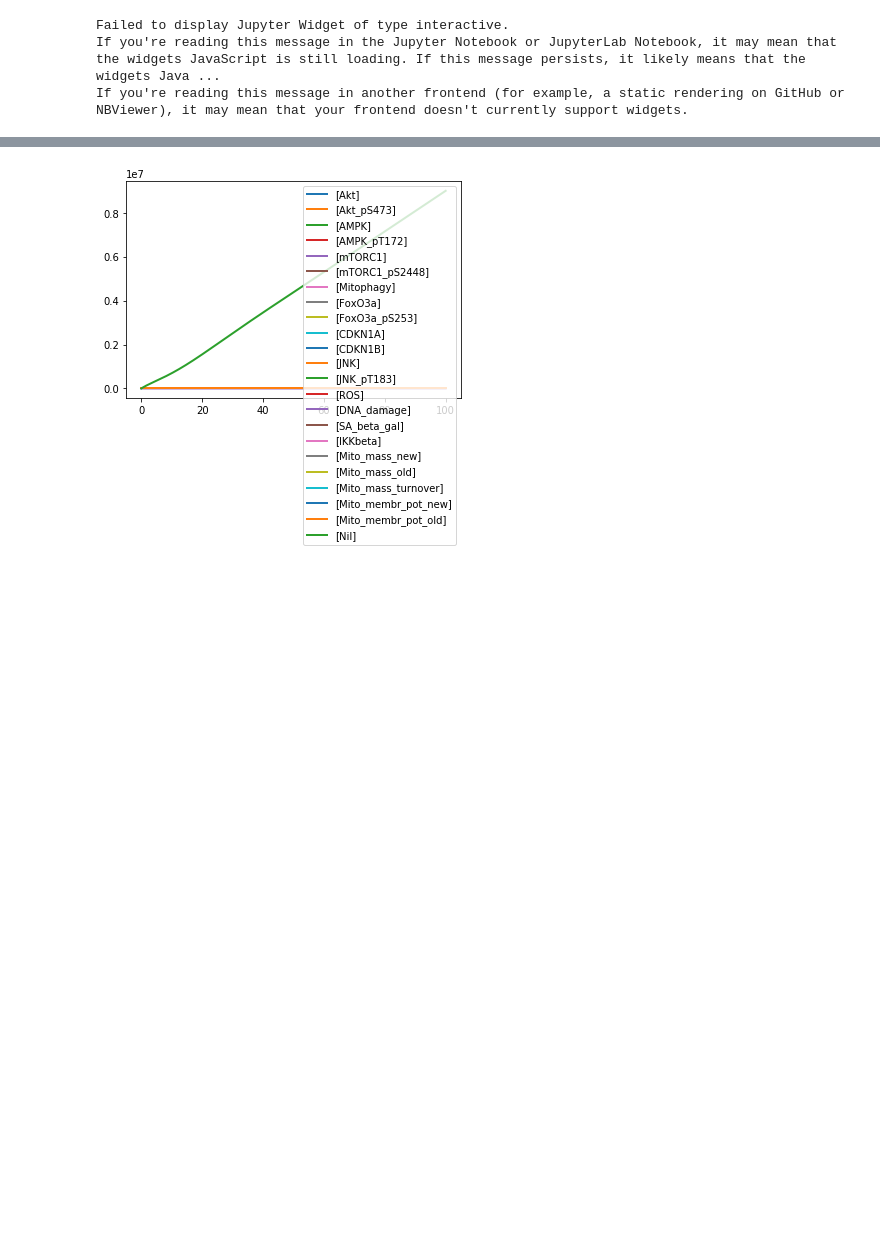
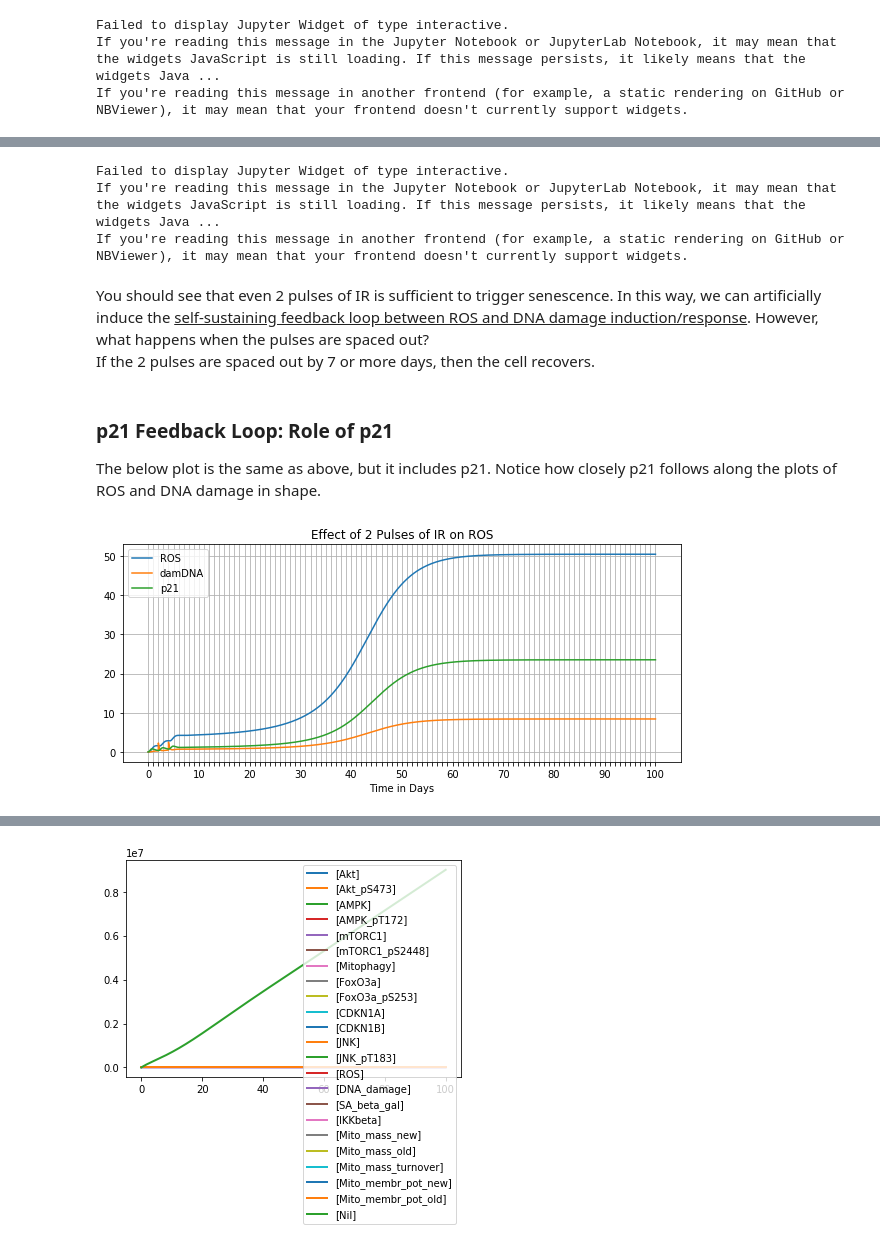
Before and after one commit to fyffep/p38-senescence-model, a Jupyter notebook: Passos2010_Replica.ipynb, the cells around one changed output, grey strips where cells are left out. Drawn from its saved outputs; the diff is of its cells as text; code cells hidden in the pictures; blank space fills up the shorter version.

```diff
--- a/Passos2010_Replica.ipynb
+++ b/Passos2010_Replica.ipynb
@@ -542,0 +812,56 @@ ROS indeed decreases upon inhibiting p38_P. This is because the rate at which p3
+# %%
+parameterList = ["ROS", "damDNA"]
+FIRST_DAY_OF_RADIATION = 2
+def plotNRadiationPulses(maxDays, n, delay):
+    plt.figure(figsize=(10,4))
+    customizePlot(plt, maxDays)
+
+    allEvents = ""
+    dayCounter = FIRST_DAY_OF_RADIATION
+    for i in range(0, n):
+        allEvents += '''
+            at time>%d: IR = 5;
+            at time>%d: IR = 0;
+        '''%(DAY*dayCounter, DAY*dayCounter + 60)
+        dayCounter += delay
+
+    p21Model = te.loada(modelNoEvents%(allEvents))
+    p21Model.irIntensity = 5
+
+    #Plot data
+    plt.title("Effect of %d Pulse%s of IR on ROS"%(n, 's' if n != 1 else ''))
+    result = p21Model.simulate(0, DAY*maxDays, 12000, ["time"] + parameterList)
+    for i in range(0, len(parameterList)):
+        plt.plot(result[:,0], result[:,i+1], label=parameterList[i])
+
+    plt.legend()
+    plt.show()
+
+
+sliderPulseCount = SelectionSlider(description = 'Number of Pulses:',
+                                           options=np.arange(0, 5, 1),
+                                           value=1,
+                                           continuous_update=False, style=style, layout=layout)
+sliderDelay = SelectionSlider(description = 'Days Between Pulses:',
+                                           options=np.arange(1, 11, 1),
+                                           value=2,
+                                           continuous_update=False, style=style, layout=layout)
+sliderDays = IntSlider(description = 'Days in Simulation:', min=10, max=120, step=10, value=100, continuous_update=False, style=style, layout=layout)
+interact(plotNRadiationPulses, maxDays=sliderDays, n=sliderPulseCount, delay=sliderDelay);
+# %% [output]
+Failed to display Jupyter Widget of type interactive.
+If you're reading this message in the Jupyter Notebook or JupyterLab Notebook, it may mean that the widgets JavaScript is still loading. If this message persists, it likely means that the widgets Java ...
+If you're reading this message in another frontend (for example, a static rendering on GitHub or NBViewer), it may mean that your frontend doesn't currently support widgets.
+# %% [markdown]
+You should see that even 2 pulses of IR is sufficient to trigger senescence. In this way, we can artificially induce the <u>self-sustaining feedback loop between ROS and DNA damage induction/response</u>. However, what happens when the pulses are spaced out?
+<br>
+If the 2 pulses are spaced out by 7 or more days, then the cell recovers.
+# %% [markdown]
+### p21 Feedback Loop: Role of p21
+
+The below plot is the same as above, but it includes p21. Notice how closely p21 follows along the plots of ROS and DNA damage in shape.
+# %%
+parameterList = ["ROS", "damDNA", "p21"]
+plotNRadiationPulses(100, 2, 2)
+# %% [output]
+[figure, added]
```
Also changed, not shown: parts of 38 cells of this notebook.
